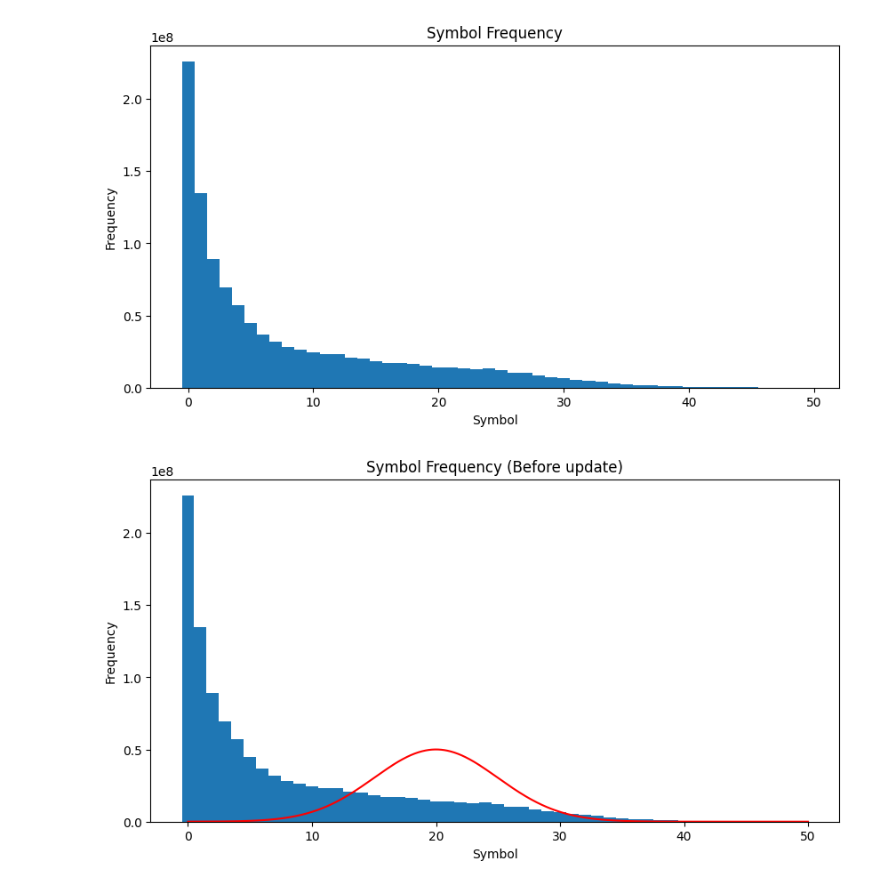
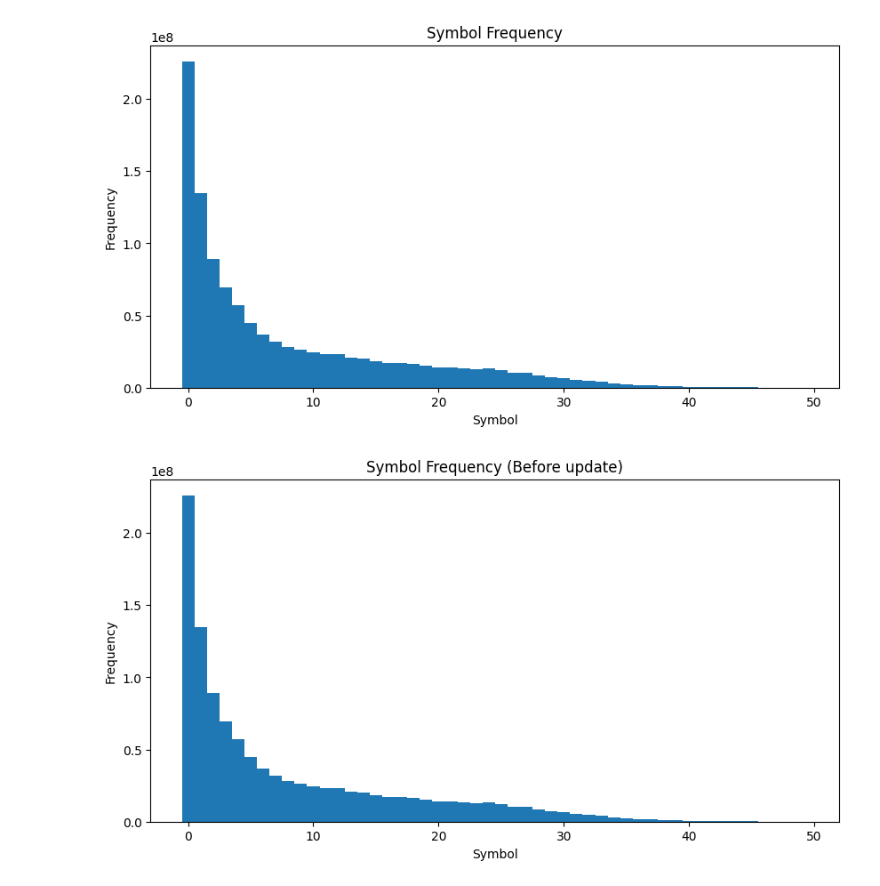
Before and after one commit to JadenStrudwick/CompressedGameNotation, a Jupyter notebook: benchmarking/entropy.ipynb, the cells around one changed output. Saved outputs shown, nothing was run; the diff lists cells and outputs as text; code cells hidden in the pictures.

Commit message:
updates to entropy plots

```diff
--- a/benchmarking/entropy.ipynb
+++ b/benchmarking/entropy.ipynb
@@ -85,24 +85,24 @@ plt.show()
 [figure]
 # %%
 def gaussian(height, dev, mean, x):
-  b = -((x - mean) ** 2 / (2 * dev ** 2))
-  return height * np.exp(b)
+    b = -((x - mean) ** 2 / (2 * dev**2))
+    return height * np.exp(b)
+
 
 GAUSSIAN_HEIGHT = 50000000
 GAUSSIAN_DEV = 5
 
 # draw the old frequency distribution and the gaussian distribution
 plt.figure(figsize=(10, 5))
-plt.bar([index for index, _ in frequency_pairs], [p for _, p in frequency_pairs], width=1)
-x = np.linspace(0, len(frequency_pairs), 1000)
-y = gaussian(GAUSSIAN_HEIGHT, GAUSSIAN_DEV, 20, x)
-plt.plot(x, y, color="red")
+plt.bar(
+    [index for index, _ in frequency_pairs], [p for _, p in frequency_pairs], width=1
+)
 plt.xlabel("Symbol")
 plt.ylabel("Frequency")
 plt.title("Symbol Frequency (Before update)")
 plt.show()
 # %% [output]
-[figure, old version]
+[figure, new version]
 # %%
 # update the frequency distribution with the gaussian distribution
 new_pairs = []
```
Also changed, not shown: parts of 1 cell of this notebook.
